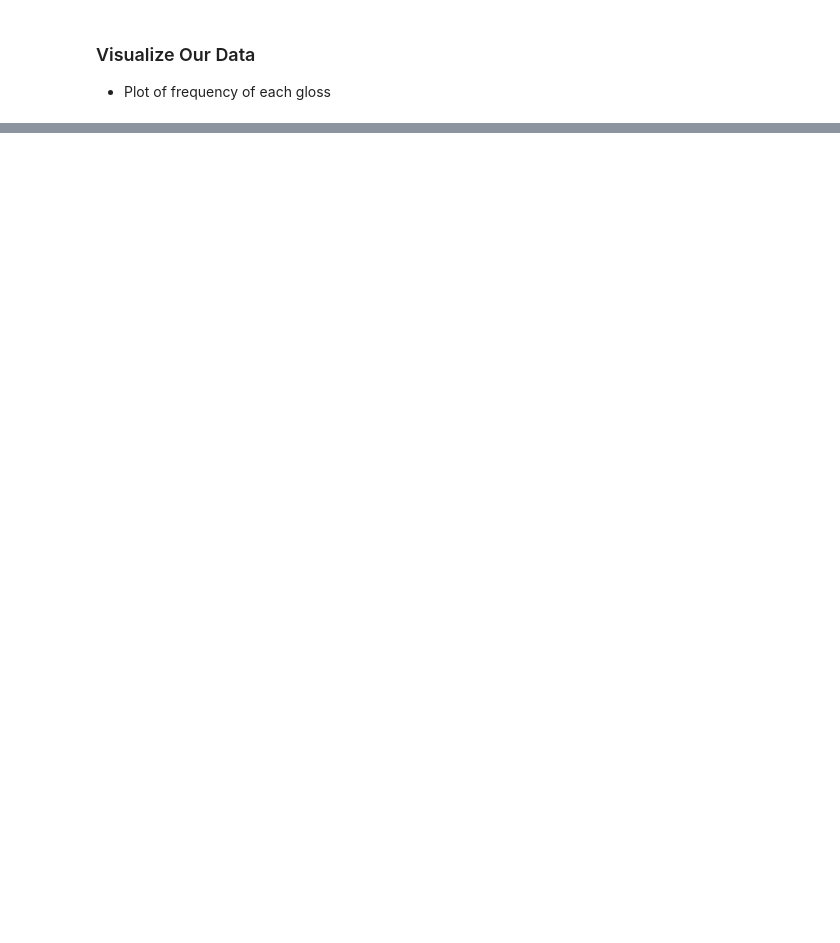
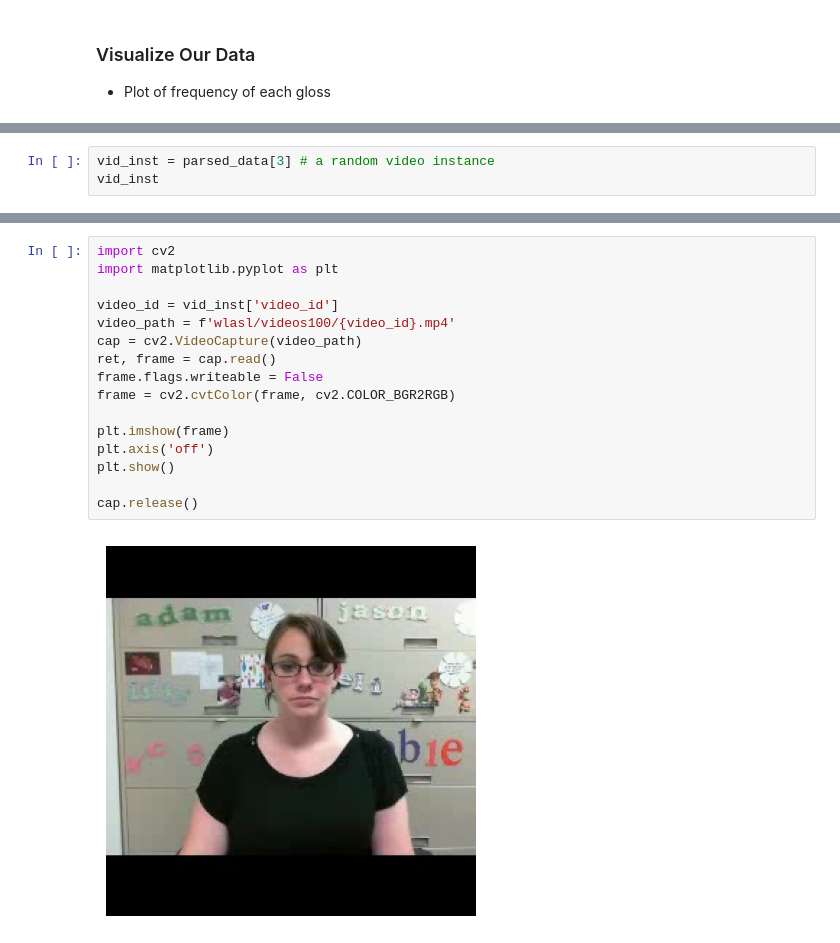
Before and after one commit to emilyguancamole/asl-recognition, a Jupyter notebook: data_preprocess.ipynb, the cells around one changed output, grey strips where cells are left out. Saved outputs shown, nothing was run; the diff lists cells and outputs as text; blank space fills up the shorter version.

```diff
--- a/data_preprocess.ipynb
+++ b/data_preprocess.ipynb
@@ -151,0 +262,3 @@ plt.show()
+# %%
+vid_inst = parsed_data[3] # a random video instance
+vid_inst
@@ -151,0 +274,18 @@ plt.show()
+# %%
+import cv2
+import matplotlib.pyplot as plt
+
+video_id = vid_inst['video_id']
+video_path = f'wlasl/videos100/{video_id}.mp4'
+cap = cv2.VideoCapture(video_path)
+ret, frame = cap.read()
+frame.flags.writeable = False
+frame = cv2.cvtColor(frame, cv2.COLOR_BGR2RGB)
+
+plt.imshow(frame)
+plt.axis('off')
+plt.show()
+
+cap.release()
+# %% [output]
+[figure, added]
```
Also changed, not shown: parts of 14 cells of this notebook, 21 other files.
